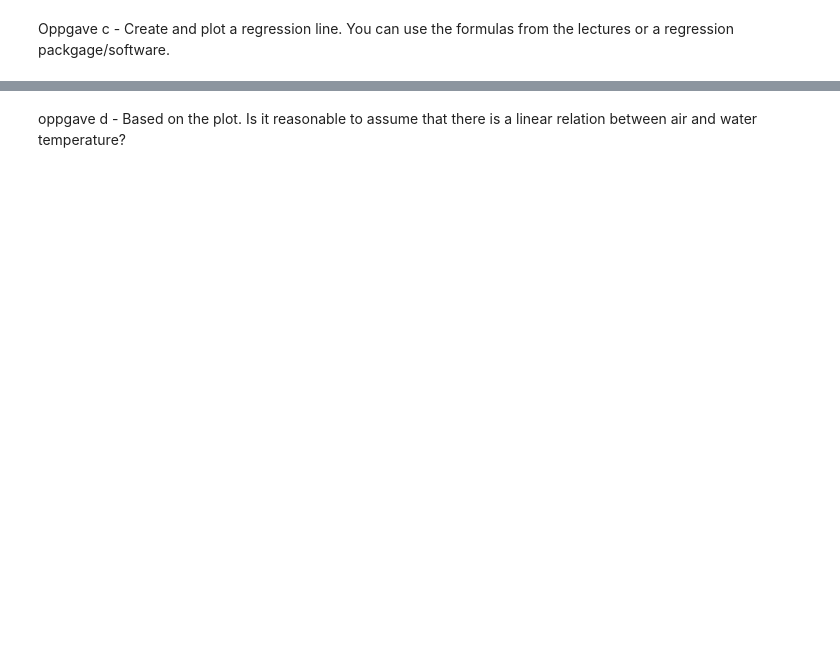
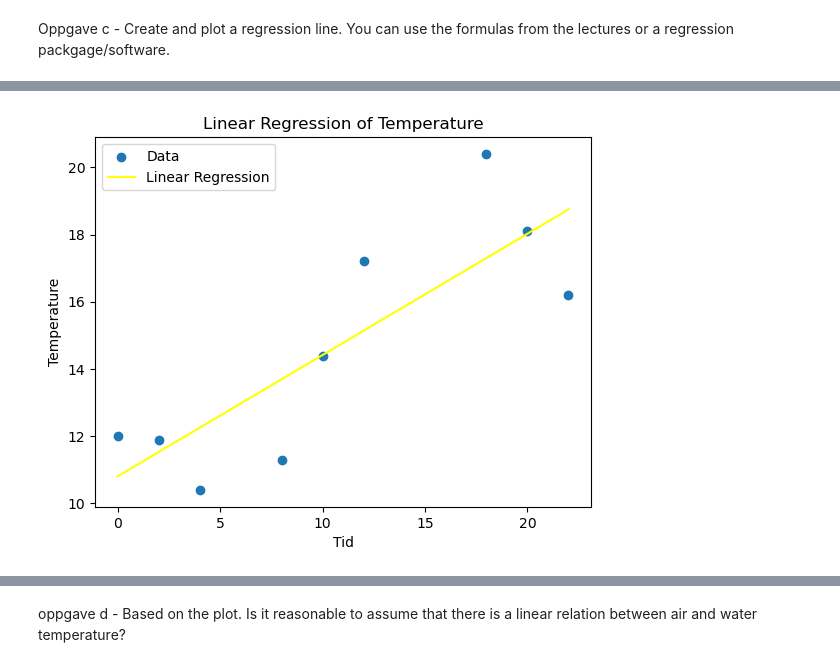
Before and after one commit to 591118/ADA501, a Jupyter notebook: ex2uke2.ipynb, the cells around one changed output, grey strips where cells are left out. Saved outputs shown, nothing was run; the diff lists cells and outputs as text; code cells hidden in the pictures; blank space fills up the shorter version.

```diff
--- a/ex2uke2.ipynb
+++ b/ex2uke2.ipynb
@@ -155,0 +217,3 @@ packgage/software.
+# %%
+x = x.astype(int)
+x
@@ -155,0 +244,19 @@ packgage/software.
+# %%
+slope1, intercept1, r_value, p_value, std_err = linregress(x, y1)
+
+# Create a scatter plot of the data points
+plt.scatter(x, y1, label='Data')
+
+# Calculate the y-values of the linear regression line
+regression_line1 = slope1 * x + intercept1
+
+# Plot the linear regression line
+plt.plot(x, regression_line1, color='yellow', label='Linear Regression')
+
+plt.xlabel('Tid')
+plt.ylabel('Temperature')
+plt.title('Linear Regression of Temperature')
+plt.legend()
+plt.show()
+# %% [output]
+[figure, added]
```
Also changed, not shown: parts of 18 cells of this notebook, 1 other file.
